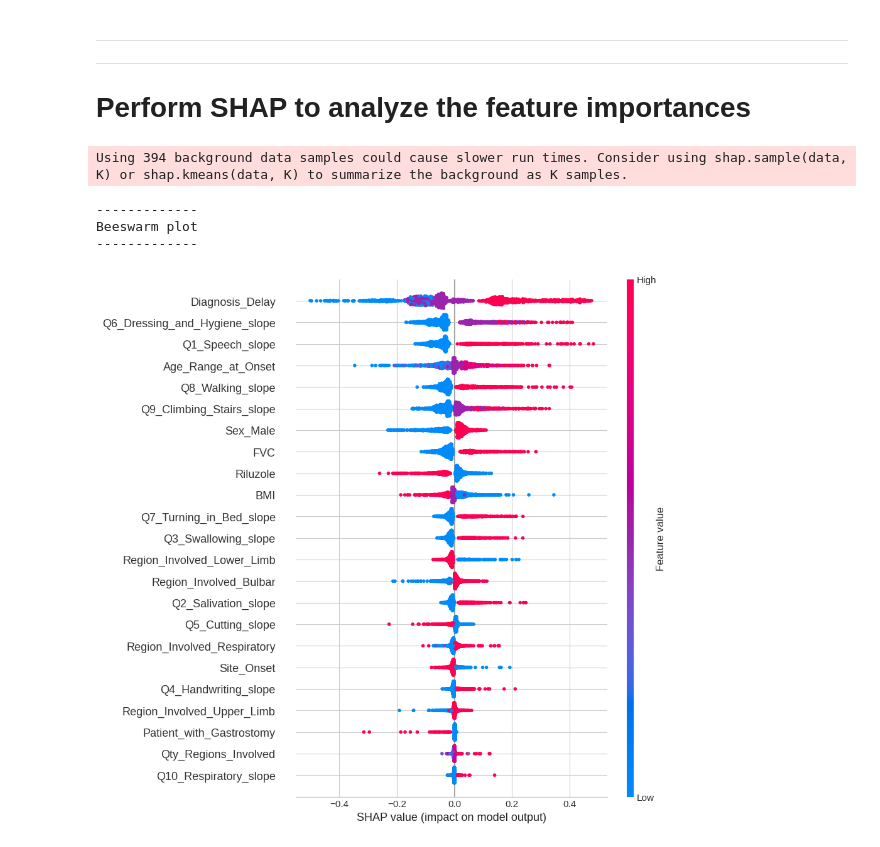
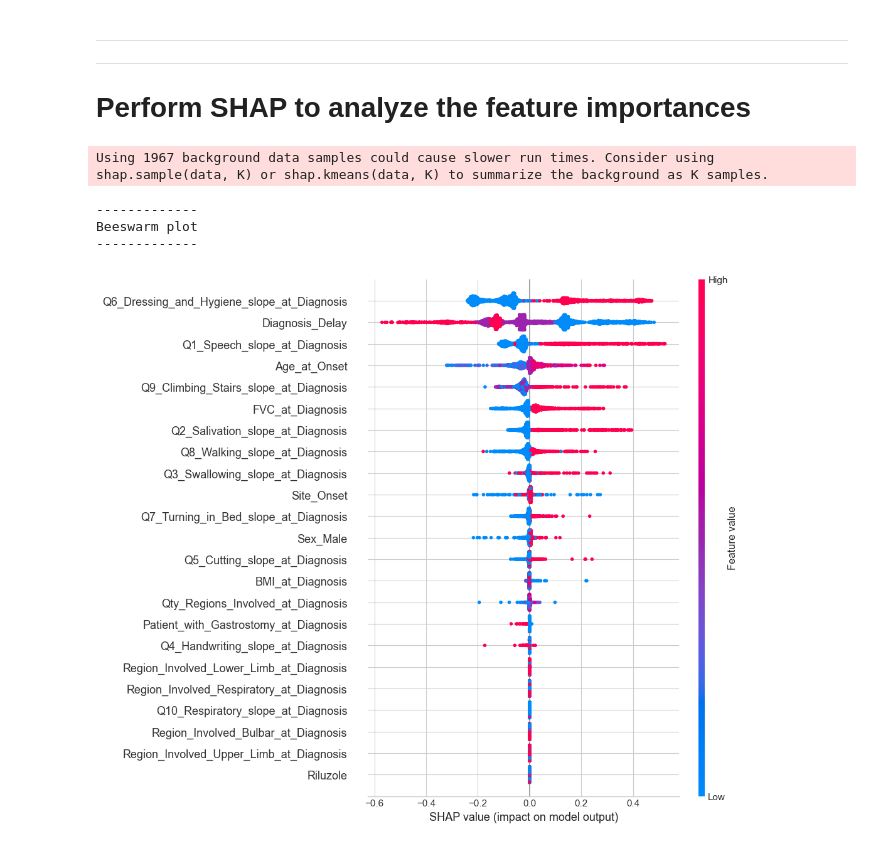
Before and after one commit to fabianopapaiz/als_prognosis_using_ensemble_imbalance, a Jupyter notebook: 05_Train_Validate_Models/20.1 - Perform SHAP.ipynb, the cells around one changed output. Saved outputs shown, nothing was run; the diff lists cells and outputs as text; code cells hidden in the pictures.

Commit message:
shap

```diff
--- a/05_Train_Validate_Models/20.1 - Perform SHAP.ipynb
+++ b/05_Train_Validate_Models/20.1 - Perform SHAP.ipynb
@@ -118,3 +132,15 @@ plt.rc('figure', titlesize=BIGGER_SIZE)  # fontsize of the figure title
  - `"X" to train`
  - `"y" to train`
  - `"X" to validation`
+# %%
+# get train and tezt sets INCLUDING the Diagnosis_Delay feature
+X_train, y_train, X_valid, y_valid = utils.get_train_and_validation_data(
+    scaled=True,
+    use_diagnosis_delay=True
+)
+
+X_all = pd.concat([X_train, X_valid])
+y_all = np.concatenate((y_train, y_valid))
+
+
+display(X_all)
@@ -169,0 +192,10 @@ SVC(C=3, class_weight='balanced', gamma='auto', probability=True,
+# %%
+# BalancedBaggingClassifier
+
+estimator = DecisionTreeClassifier(class_weight='balanced',max_depth=4,random_state=42)
+
+params = {'n_estimators':7,'random_state':42,'replacement':True,'sampling_strategy':'all','warm_start':True}
+
+clf = resemb.BalancedBaggingClassifier(estimator=estimator, **params)
+
+clf
@@ -173,3 +211,2 @@ SVC(C=3, class_weight='balanced', gamma='auto', probability=True,
 # %%
-single_model = single_model.fit(X=X_train, y=y_train)
-ensemble_imbalance = ensemble_imbalance.fit(X=X_train, y=y_train)
+clf.fit(X=X_train, y=y_train)
@@ -217,11 +246,14 @@ df_results
 # Perform SHAP to analyze the feature importances
 # %%
 #Get shap values
-explainer = shap.KernelExplainer(ensemble_imbalance.predict, X_valid)
-shap_values = explainer.shap_values(X_valid)
+# explainer = shap.TreeExplainer(clf)
+# shap_values = explainer.shap_values(X_valid)
 
-# explainer = shap.Explainer(ensemble_imbalance.predict, X_valid)
-# shap_values = explainer(X_valid)
+# explainer = shap.TreeExplainer(model)
+# shap_values = explainer.shap_values(X)
+
+explainer = shap.KernelExplainer(clf.predict, X_all)
+shap_values = explainer(X_all)
 # %% [output]
-Using 394 background data samples could cause slower run times. Consider using shap.sample(data, K) or shap.kmeans(data, K) to summarize the background as K samples.
+Using 1967 background data samples could cause slower run times. Consider using shap.sample(data, K) or shap.kmeans(data, K) to summarize the background as K samples.
 # %%
@@ -262,11 +274,11 @@ with open(file, 'wb') as file:
 # %%
 utils.print_string_with_separators('Beeswarm plot')
-shap.plots.beeswarm(shap_values_svm, max_display=25)
+shap.plots.beeswarm(shap_values, max_display=25)
 # %% [output]
 -------------
 Beeswarm plot
 -------------
-[figure, old version]
+[figure, new version]
 # %%
 sex = ["Women" if shap_values[i,"Sex_Male"].data == 1 else "Men" for i in range(shap_values.shape[0])]
 shap.plots.bar(shap_values.cohorts(sex).abs.mean(0))
```
Also changed, not shown: parts of 20 cells of this notebook, 4 other files.
